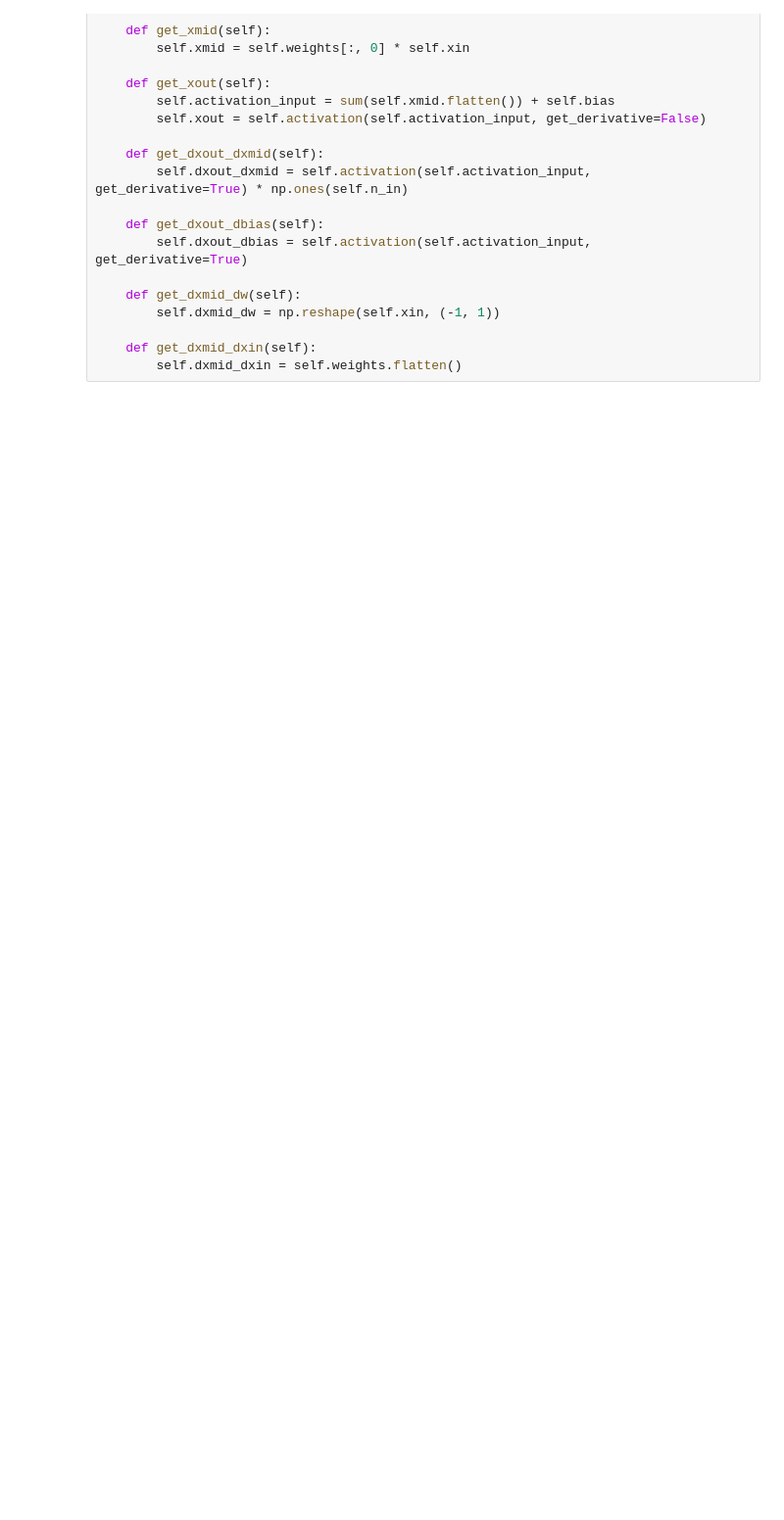
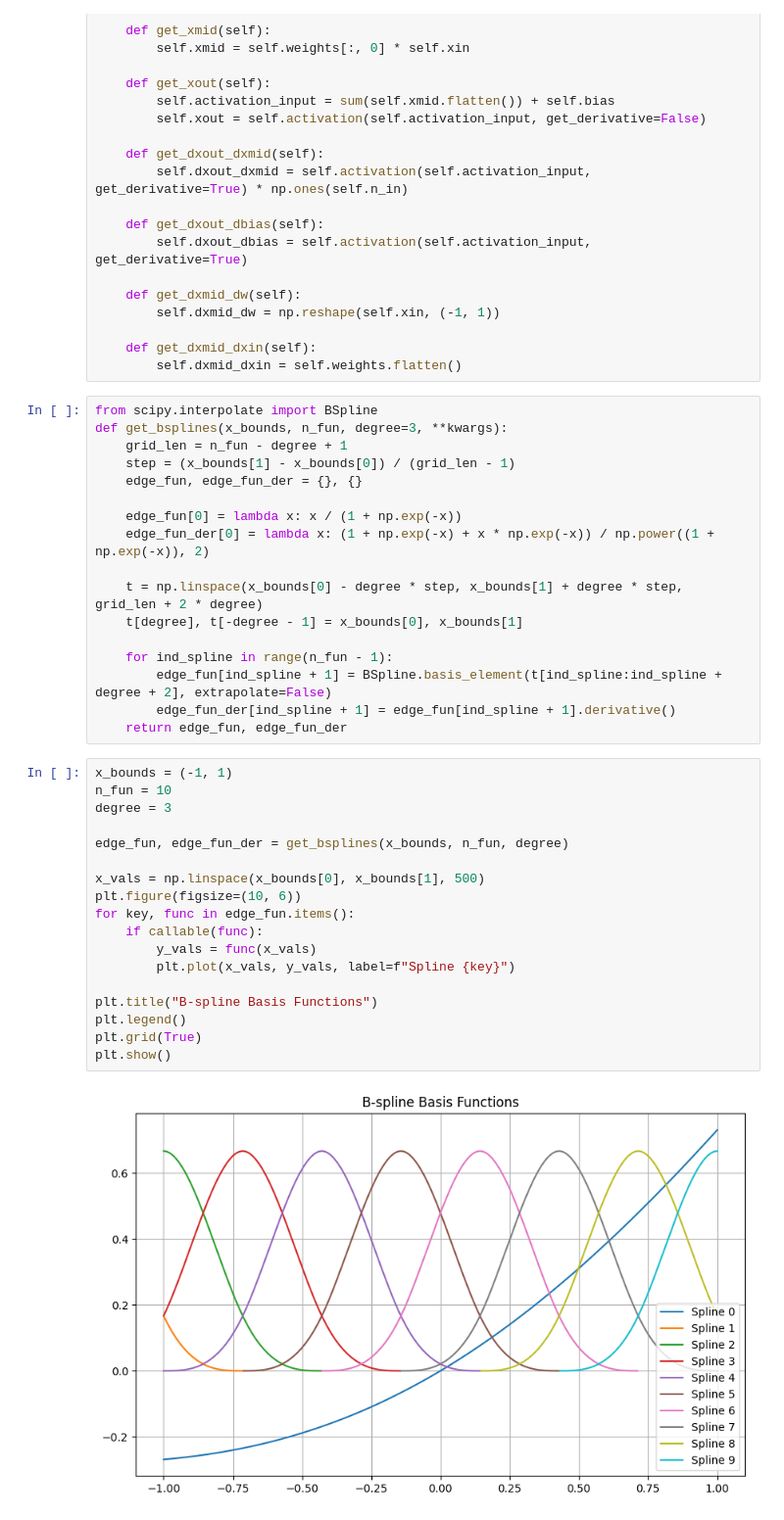
Before and after one commit to VaibhavMathur-2003/Research-Paper-Implementation, a Jupyter notebook: KAN/kanxmlp.ipynb, the cells around one changed output. Shown at 98% size. Saved outputs shown, nothing was run; the diff lists cells and outputs as text; blank space fills up the shorter version.

Commit message:
plotting b-splines

```diff
--- a/KAN/kanxmlp.ipynb
+++ b/KAN/kanxmlp.ipynb
@@ -110,3 +113,40 @@ class NeuronNN(Neuron):
 
     def get_dxmid_dxin(self):
         self.dxmid_dxin = self.weights.flatten()
+# %%
+from scipy.interpolate import BSpline
+def get_bsplines(x_bounds, n_fun, degree=3, **kwargs):
+    grid_len = n_fun - degree + 1
+    step = (x_bounds[1] - x_bounds[0]) / (grid_len - 1)
+    edge_fun, edge_fun_der = {}, {}
+
+    edge_fun[0] = lambda x: x / (1 + np.exp(-x))
+    edge_fun_der[0] = lambda x: (1 + np.exp(-x) + x * np.exp(-x)) / np.power((1 + np.exp(-x)), 2)
+
+    t = np.linspace(x_bounds[0] - degree * step, x_bounds[1] + degree * step, grid_len + 2 * degree)
+    t[degree], t[-degree - 1] = x_bounds[0], x_bounds[1]
+
+    for ind_spline in range(n_fun - 1):
+        edge_fun[ind_spline + 1] = BSpline.basis_element(t[ind_spline:ind_spline + degree + 2], extrapolate=False)
+        edge_fun_der[ind_spline + 1] = edge_fun[ind_spline + 1].derivative()
+    return edge_fun, edge_fun_der
+# %%
+x_bounds = (-1, 1)
+n_fun = 10
+degree = 3
+
+edge_fun, edge_fun_der = get_bsplines(x_bounds, n_fun, degree)
+
+x_vals = np.linspace(x_bounds[0], x_bounds[1], 500)
+plt.figure(figsize=(10, 6))
+for key, func in edge_fun.items():
+    if callable(func):
+        y_vals = func(x_vals)
+        plt.plot(x_vals, y_vals, label=f"Spline {key}")
+
+plt.title("B-spline Basis Functions")
+plt.legend()
+plt.grid(True)
+plt.show()
+# %% [output]
+[figure, added]
```
Also changed, not shown: parts of 2 cells of this notebook, 1 other file.
